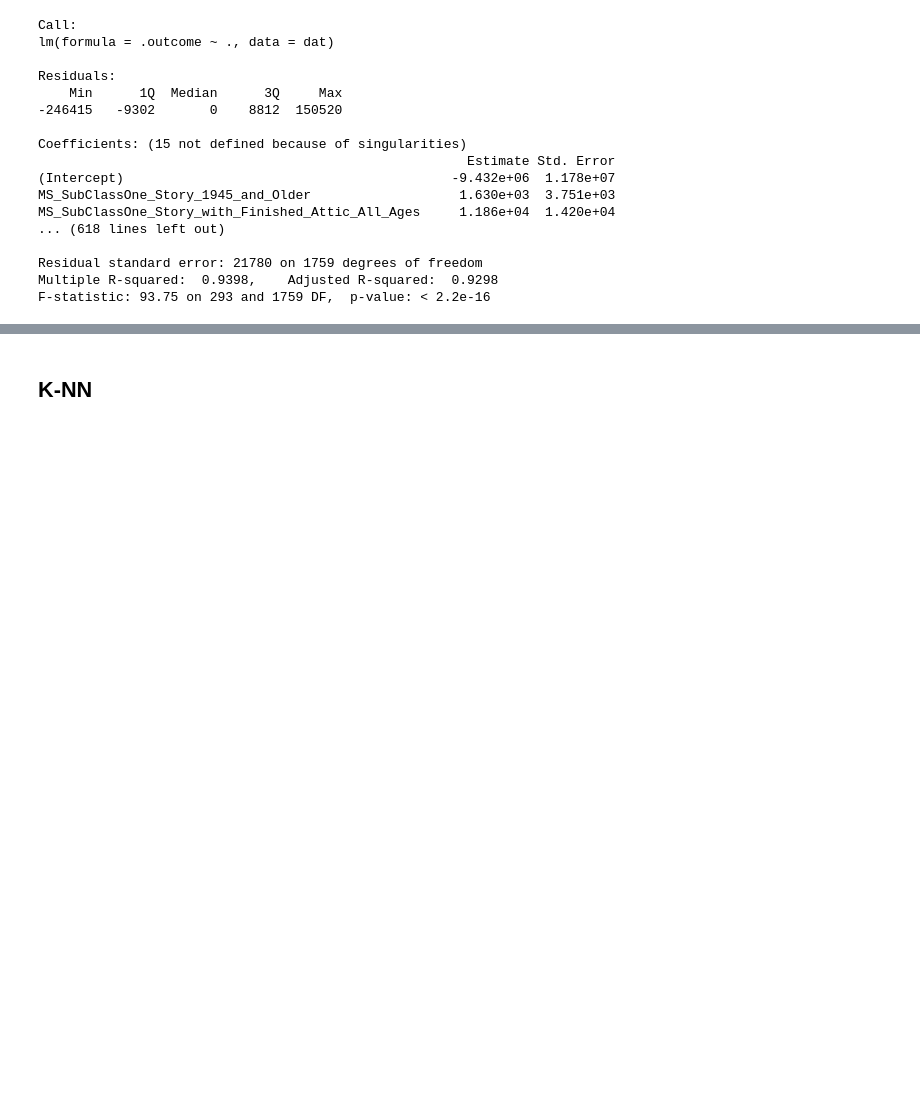
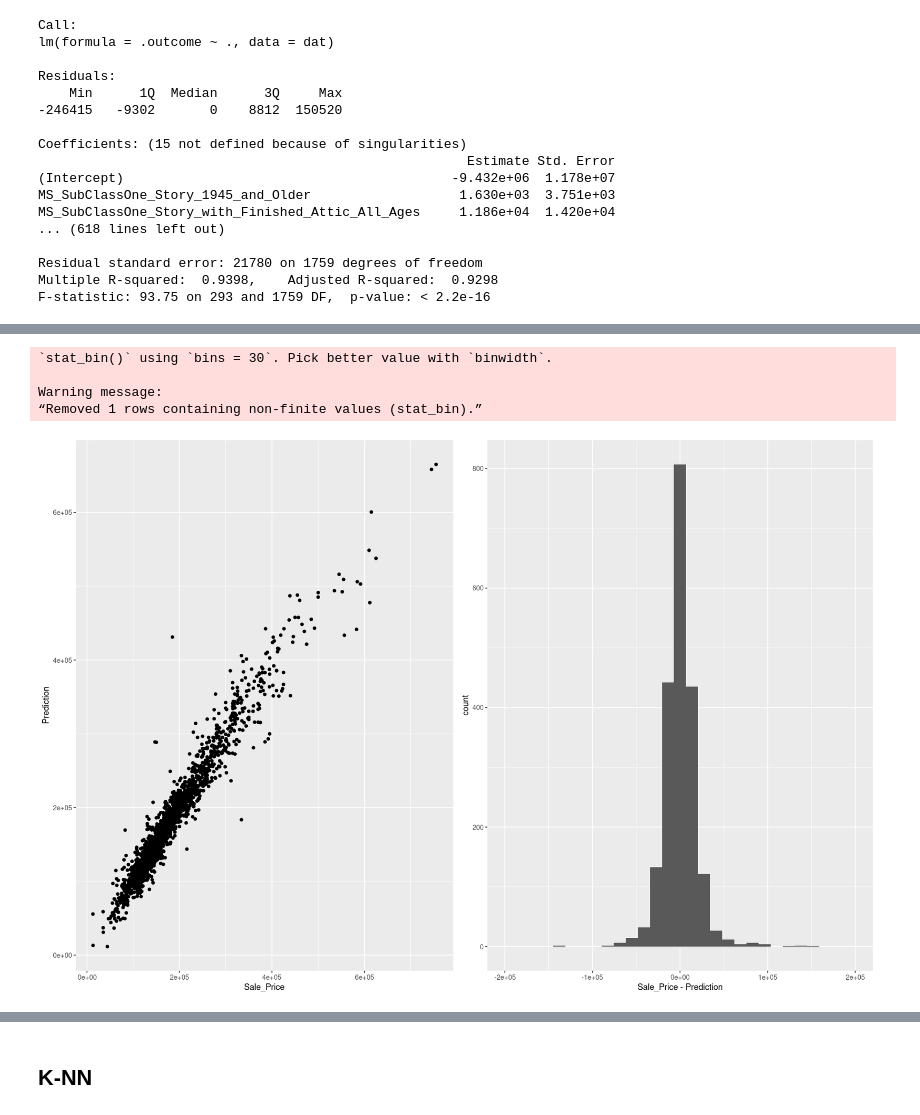
Before and after one commit to creyesp/r-course, a Jupyter notebook: notebooks/Lab1_regresion.ipynb, the cells around one changed output, grey strips where cells are left out. Cells and saved outputs as stored; diff of their text form; code cells hidden in the pictures; blank space fills up the shorter version.

```diff
--- a/notebooks/Lab1_regresion.ipynb
+++ b/notebooks/Lab1_regresion.ipynb
@@ -297,0 +414,3 @@ h2o.cv <- h2o.glm(
+# %%
+olsfull_model <- lm(Sale_Price ~ ., data = train_caret)
+olsfull_model
@@ -297,0 +455,4 @@ h2o.cv <- h2o.glm(
+# %%
+olsfull_pred = predict(olsfull_model, train_caret)
+olsfull_result = data.frame(Sale_Price =train_caret$Sale_Price,
+                            Prediction=olsfull_pred)
@@ -297,0 +462,15 @@ h2o.cv <- h2o.glm(
+# %%
+p1 <- ggplot(olsfull_result, aes(x=Sale_Price, y=Prediction)) +
+    geom_point()
+
+p2 <- ggplot(olsfull_result, aes(x=Sale_Price - Prediction)) +
+    geom_histogram() +
+    xlim(-2e5, 2e5)
+
+ggarrange(p1, p2, ncol = 2)
+# %% [output]
+`stat_bin()` using `bins = 30`. Pick better value with `binwidth`.
+
+Warning message:
+“Removed 1 rows containing non-finite values (stat_bin).”
+[figure, added]
```
Also changed, not shown: parts of 24 cells of this notebook, 1 other file.
